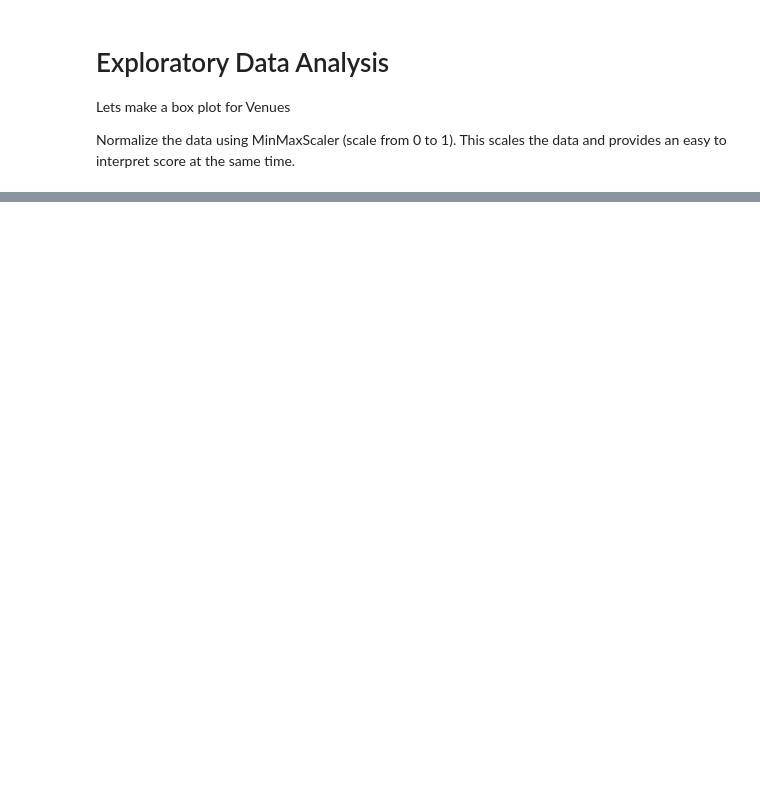
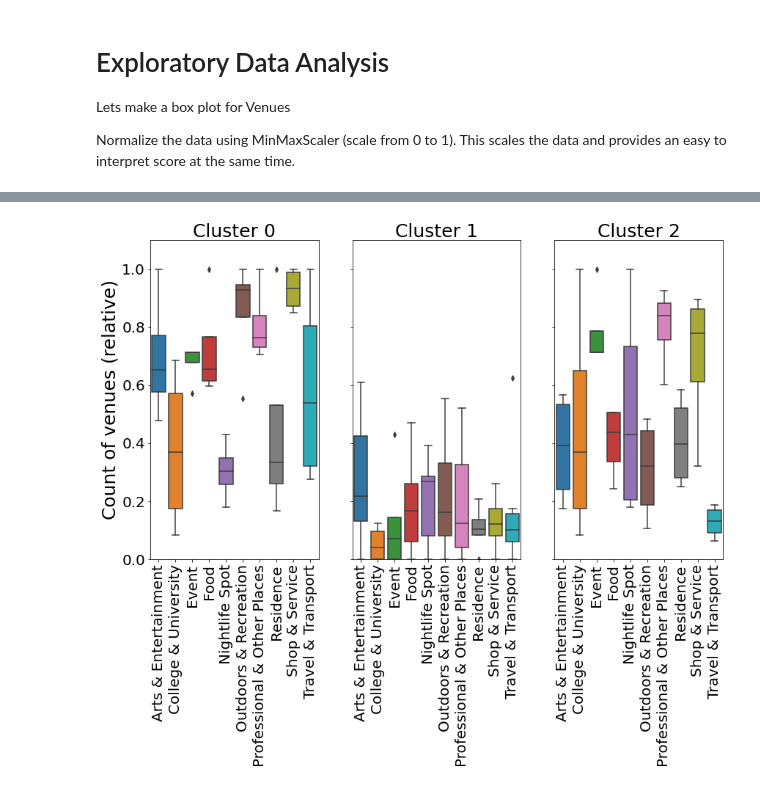
Before and after one commit to kristianjackson/Coursera_Capstone, a Jupyter notebook: IBM Data Science Professional Capstone Project.ipynb, the cells around one changed output, grey strips where cells are left out. Saved outputs shown, nothing was run; the diff lists cells and outputs as text; code cells hidden in the pictures; blank space fills up the shorter version.

```diff
--- a/IBM Data Science Professional Capstone Project.ipynb
+++ b/IBM Data Science Professional Capstone Project.ipynb
@@ -200,6 +193,11 @@ df_venues.head()
 # %%
 for i, row in df_venues.iterrows():
     for c in categories_list:
-        df_venues.loc[i, c[0]] = get_venues_count(df_venues.iloc[i].LAT, df_venues.iloc[i].LON, radius=1000, categoryId=c[1])
-    print('{} County ({}, {}) data gathering complete'.format(df_venues.iloc[i].COUNTYNAME, df_venues.iloc[i].LAT, df_venues.iloc[i].LON))
+        df_venues.loc[i, c[0]] = get_venues_count(df_venues.iloc[i].LAT,
+                                                  df_venues.iloc[i].LON,
+                                                  radius=1000, categoryId=c[1])
+
+    print('{} County ({}, {}) data gathering for is complete'.format(
+        df_venues.iloc[i].COUNTYNAME, df_venues.iloc[i].LAT,
+        df_venues.iloc[i].LON))
     df_venues.to_csv(r'data\area_venues.csv')
@@ -213,7 +235,7 @@ Lets make a box plot for Venues
 
 Normalize the data using MinMaxScaler (scale from 0 to 1). This scales the data and provides an easy to interpret score at the same time.
 # %%
-X = df_venues.values[:,24:]
+X = df_venues.values[:,18:]
 scaled_dataset = MinMaxScaler().fit_transform(X)
 df_scaled = pd.DataFrame(scaled_dataset)
 df_scaled.columns = [c[0] for c in categories_list]
@@ -228,0 +260,15 @@ plt.show()
+# %%
+# set number of clusters
+kclusters = 3
+
+# run k-means clustering
+kmeans = KMeans(n_clusters=kclusters, random_state=0).fit(df_scaled)
+
+kmeans_labels = kmeans.labels_
+
+df_venues_clustered = df_venues.copy()
+df_venues_clustered['Cluster'] = kmeans_labels
+
+#dataframe to be used for box plot
+df_scaled_clustered = df_scaled.copy()
+df_scaled_clustered['Cluster'] = kmeans_labels
@@ -228,0 +284,19 @@ plt.show()
+# %%
+fig,axes= plt.subplots(1,kclusters,figsize=(14,8),sharey=True)
+
+axes[0].set_ylabel('Count of venues (relative)', fontsize=25)
+#plt.set_xlabel('Venue category', fontsize='x-large')
+
+for k in range(0, kclusters):
+    #Set same y axis limits
+    axes[k].set_ylim(0,1.1)
+    axes[k].xaxis.set_label_position('top')
+    axes[k].set_xlabel('Cluster ' + str(k), fontsize=25)
+    axes[k].tick_params(labelsize=20)
+    plt.sca(axes[k])
+    plt.xticks(rotation='vertical')
+    sns.boxplot(data = df_scaled_clustered[df_scaled_clustered['Cluster'] == k].drop('Cluster',1), ax=axes[k])
+
+plt.show()
+# %% [output]
+[figure, added]
```
Also changed, not shown: parts of 18 cells of this notebook, 11 other files.
